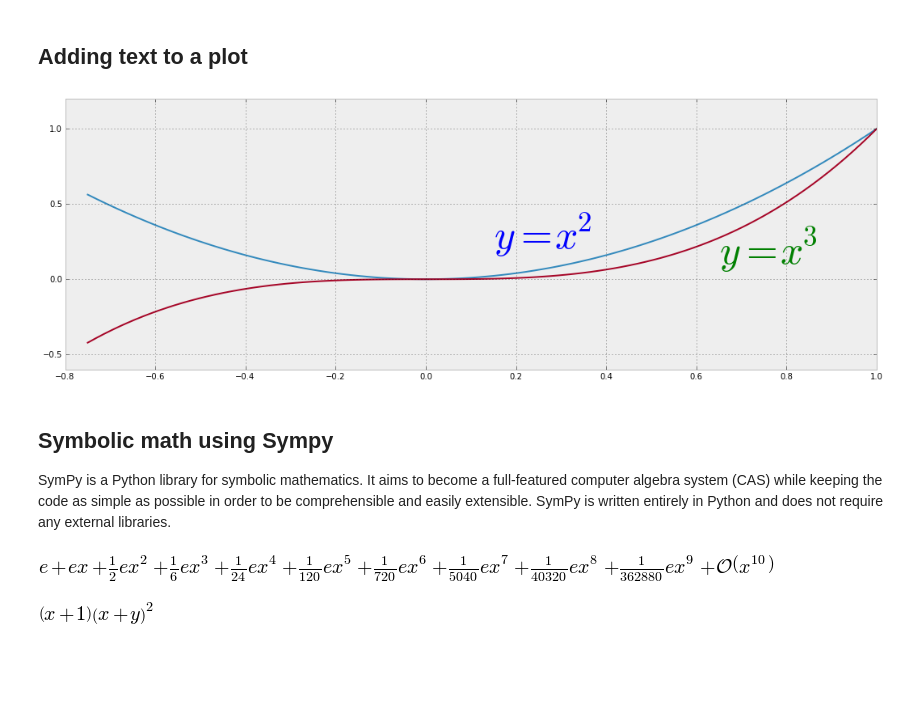
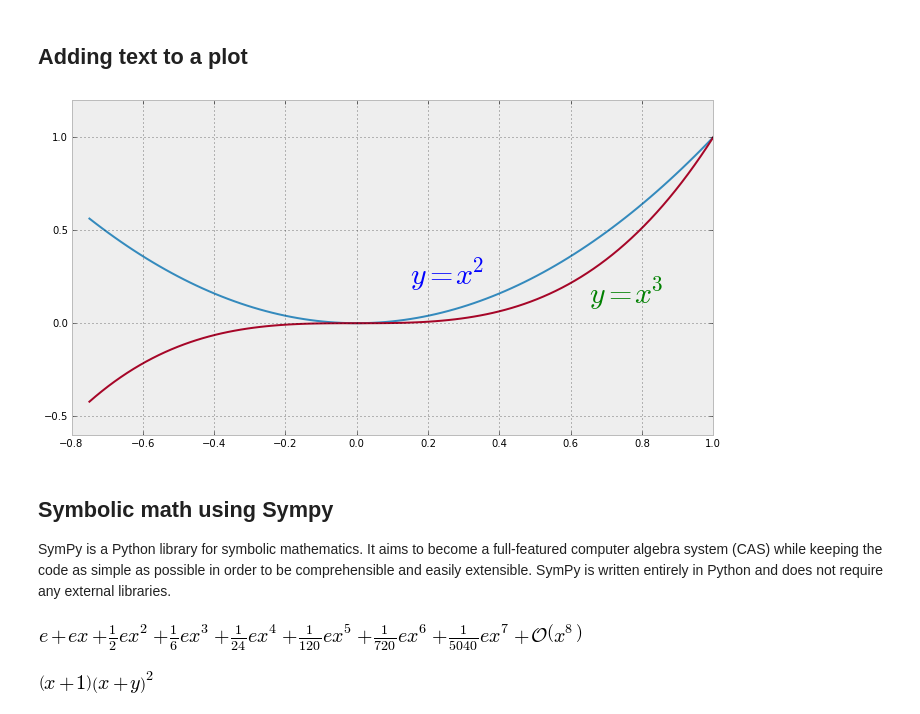
Before and after one commit to Tooblippe/IPython-Jupyter-Talk-to-Pyconza-2013, a Jupyter notebook: src/pycon13_ipython.ipynb, the cells around one changed output. Cells and saved outputs as stored; diff of their text form; code cells hidden in the pictures; blank space fills up the shorter version.

```diff
--- a/src/pycon13_ipython.ipynb
+++ b/src/pycon13_ipython.ipynb
@@ -406,13 +404,13 @@ inset_ax.set_xticks([-0.1,0,.1]);
 # %% [markdown]
 ## Adding text to a plot
 # %%
-figsize(18, 6)
+figsize(11.5, 6)
 fig, ax = plt.subplots()
 ax.plot(xx, xx**2, xx, xx**3)
-ax.text(0.15, 0.2, r"$y=x^2$", fontsize=50, color="blue")
-ax.text(0.65, 0.1, r"$y=x^3$", fontsize=50, color="green");
+ax.text(0.15, 0.2, r"$y=x^2$", fontsize=30, color="blue")
+ax.text(0.65, 0.1, r"$y=x^3$", fontsize=30, color="green");
 # %% [output]
-[figure, old version]
+[figure, new version]
 # %% [markdown]
 ## Symbolic math using Sympy
 
@@ -422,9 +420,9 @@ from sympy import *
 init_printing(use_latex=True)
 x = Symbol('x')
 y = Symbol('y')
-series(exp(x), x, 1, 10)
+series(exp(x), x, 1, 8)
 # %% [output]
-[figure, old version]
+[figure, new version]
 # %%
 eq = ((x+y)**2 * (x+1))
 eq
```
Also changed, not shown: parts of 20 cells of this notebook, 5 other files.
